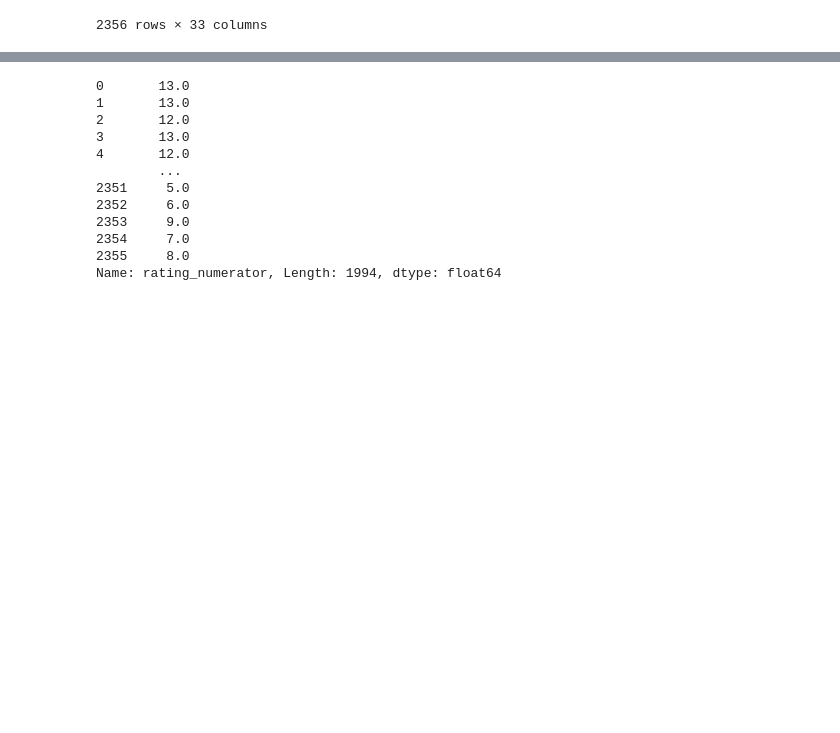
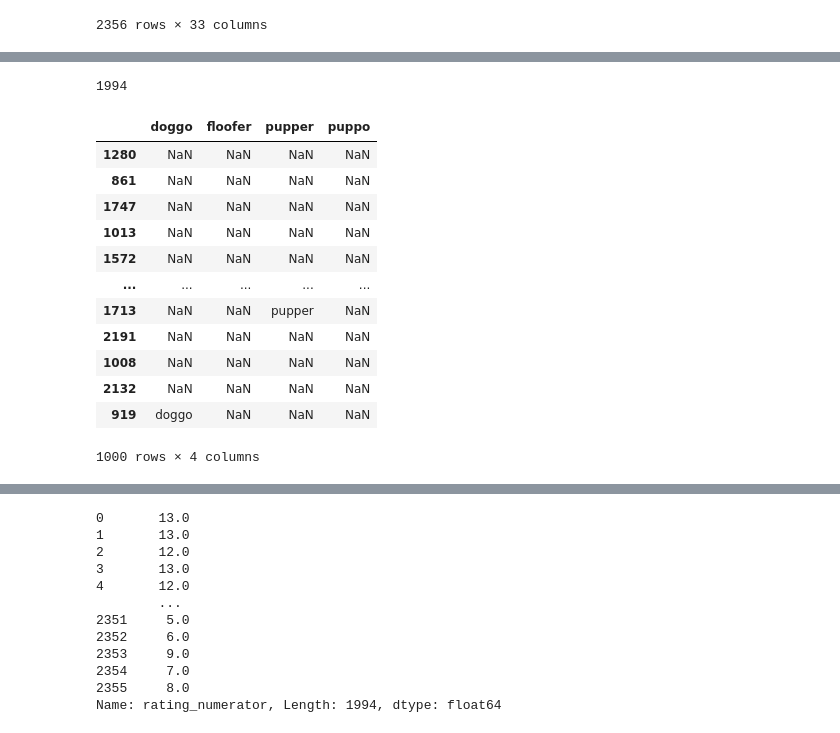
Before and after one commit to shaimaaMohmed/Data-wrangling_WeRateDogs, a Jupyter notebook: wrangle_act.ipynb, the cells around one changed output, grey strips where cells are left out. Drawn from its saved outputs; the diff is of its cells as text; code cells hidden in the pictures; blank space fills up the shorter version.

```diff
--- a/wrangle_act.ipynb
+++ b/wrangle_act.ipynb
@@ -570,8 +590,13 @@ Cleaning data
 # %%
-# Since we want to create one high quality and tidy master pandas DataFrame
-# merging our dataframes in one
-df_merge_Twitter_Image_Archive = pd.merge(twitter_archive_Copy, image_predictions_Copy, how = 'left',on=['tweet_id'])
-df_merge_Twitter_Image_Archive = pd.merge(df_merge_Twitter_Image_Archive, tweet_json_Copy, how = 'left', on=['tweet_id'])
+ # 3.1.1 Define: There are too many datasets and their overall structure is untidy
+    #1-merge twitter_archive,image_predictions into df_merge_Twitter_Image_Archive
+    #2- merge df_merge_Twitter_Image_Archive,tweet_json
+    #using merge built in function
+ # 3.1.2 Clean: Since we want to create one high quality and tidy master pandas DataFrame
+   # merging our dataframes in one
+df_merge_Twitter_Image_Archive = pd.merge(twitter_archive, image_predictions, how = 'left',on=['tweet_id'])
+df_merge_Twitter_Image_Archive = pd.merge(df_merge_Twitter_Image_Archive, tweet_json, how = 'left', on=['tweet_id'])
+ # 3.1.3 Test: list data of the new dataset.
 df_merge_Twitter_Image_Archive
 # %% [output]
 |  | tweet_id | in_reply_to_status_id | in_reply_to_user_id | timestamp | source | text | retweeted_status_id | ... |
@@ -589,0 +663,38 @@ df_merge_Twitter_Image_Archive
+# %%
+#3.2.2.2 Delete duplicated tweet_id
+df_merge_Twitter_Image_Archive = df_merge_Twitter_Image_Archive.drop_duplicates()
+#3.2.2.3 Delete tweets with no pictures
+df_merge_Twitter_Image_Archive = df_merge_Twitter_Image_Archive.dropna(subset = ['jpg_url'])
+# #3.2.3 Test
+len(df_merge_Twitter_Image_Archive)
+# %% [output]
+1994
+# %%
+#3.3.1 Define: All dog stages using 'None' instead of 'NaN'.
+df_merge_Twitter_Image_Archive[['doggo', 'floofer', 'pupper', 'puppo']].sample(1000)
+# Function Change None to NaN
+def change_to_null(item):
+    if item == 'None':
+        item = np.NaN
+    return item
+#3.3.2 Clean: using defined function "change_to_null" to convert None to NaN
+df_merge_Twitter_Image_Archive['doggo'] = [change_to_null(item) for item in df_merge_Twitter_Image_Archive['doggo']]
+df_merge_Twitter_Image_Archive['floofer'] = [change_to_null(item) for item in df_merge_Twitter_Image_Archive['floofer']]
+df_merge_Twitter_Image_Archive['pupper'] = [change_to_null(item) for item in df_merge_Twitter_Image_Archive['pupper']]
+df_merge_Twitter_Image_Archive['puppo'] = [change_to_null(item) for item in df_merge_Twitter_Image_Archive['puppo']]
+#3.3.3 Test: Check NaNs
+df_merge_Twitter_Image_Archive[['doggo', 'floofer', 'pupper', 'puppo']].sample(1000)
+# %% [output]
+|  | doggo | floofer | pupper | puppo |
+| 1280 | NaN | NaN | NaN | NaN |
+| 861 | NaN | NaN | NaN | NaN |
+| 1747 | NaN | NaN | NaN | NaN |
+| 1013 | NaN | NaN | NaN | NaN |
+| 1572 | NaN | NaN | NaN | NaN |
+| ... | ... | ... | ... | ... |
+| 1713 | NaN | NaN | pupper | NaN |
+| 2191 | NaN | NaN | NaN | NaN |
+| 1008 | NaN | NaN | NaN | NaN |
+| 2132 | NaN | NaN | NaN | NaN |
+| 919 | doggo | NaN | NaN | NaN |
+1000 rows × 4 columns
```
Also changed, not shown: parts of 80 cells of this notebook, 4 other files.
